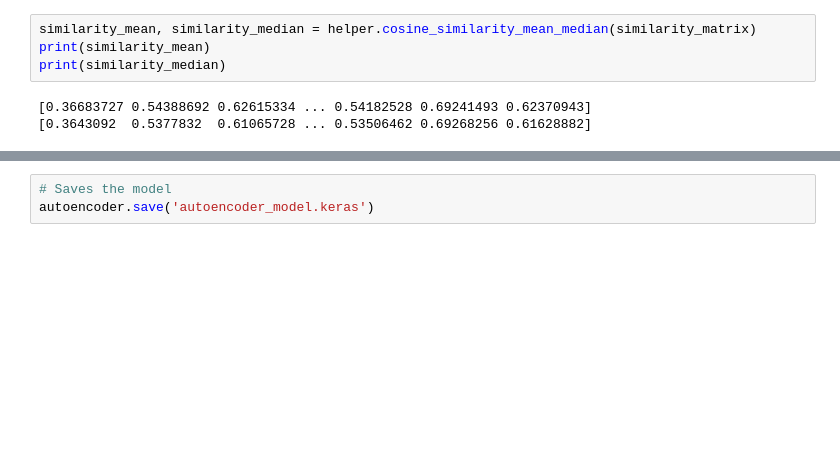
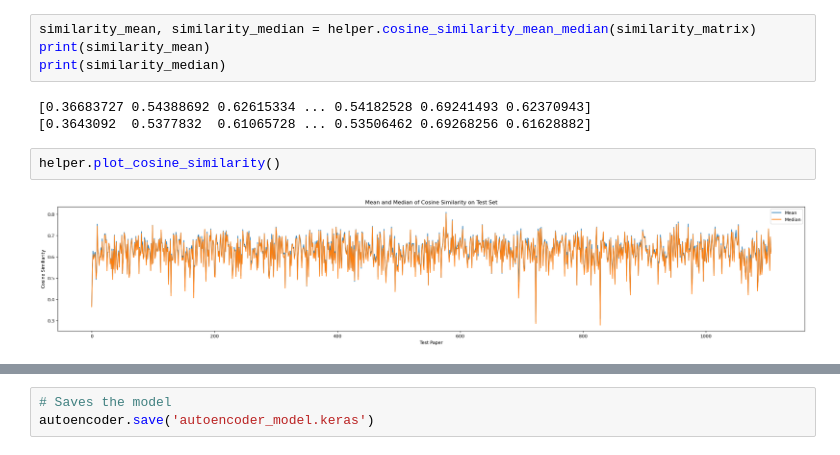
Before and after one commit to sdhanraj-1/ECE9309_MachineLearningProject, a Jupyter notebook: AutoEncoder/AutoEncoderRecommender.ipynb, the cells around one changed output, grey strips where cells are left out. Drawn from its saved outputs; the diff is of its cells as text; blank space fills up the shorter version.

Commit message:
Added two helper functions

```diff
--- a/AutoEncoder/AutoEncoderRecommender.ipynb
+++ b/AutoEncoder/AutoEncoderRecommender.ipynb
@@ -302,6 +287,10 @@ print(similarity_median)
 # %% [output]
 [0.36683727 0.54388692 0.62615334 ... 0.54182528 0.69241493 0.62370943]
 [0.3643092  0.5377832  0.61065728 ... 0.53506462 0.69268256 0.61628882]
+# %%
+helper.plot_cosine_similarity()
+# %% [output]
+[figure, added]
 # %%
 top10_texts = []
 
```
Also changed, not shown: parts of 13 cells of this notebook, 4 other files.
